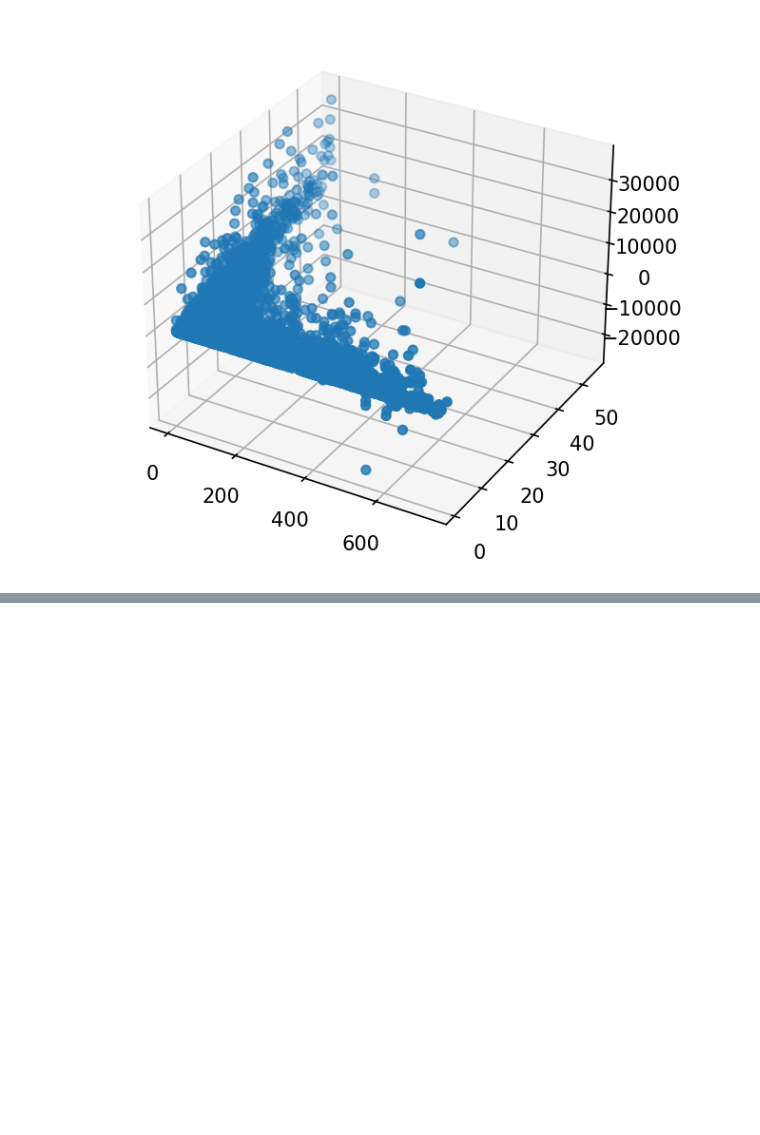
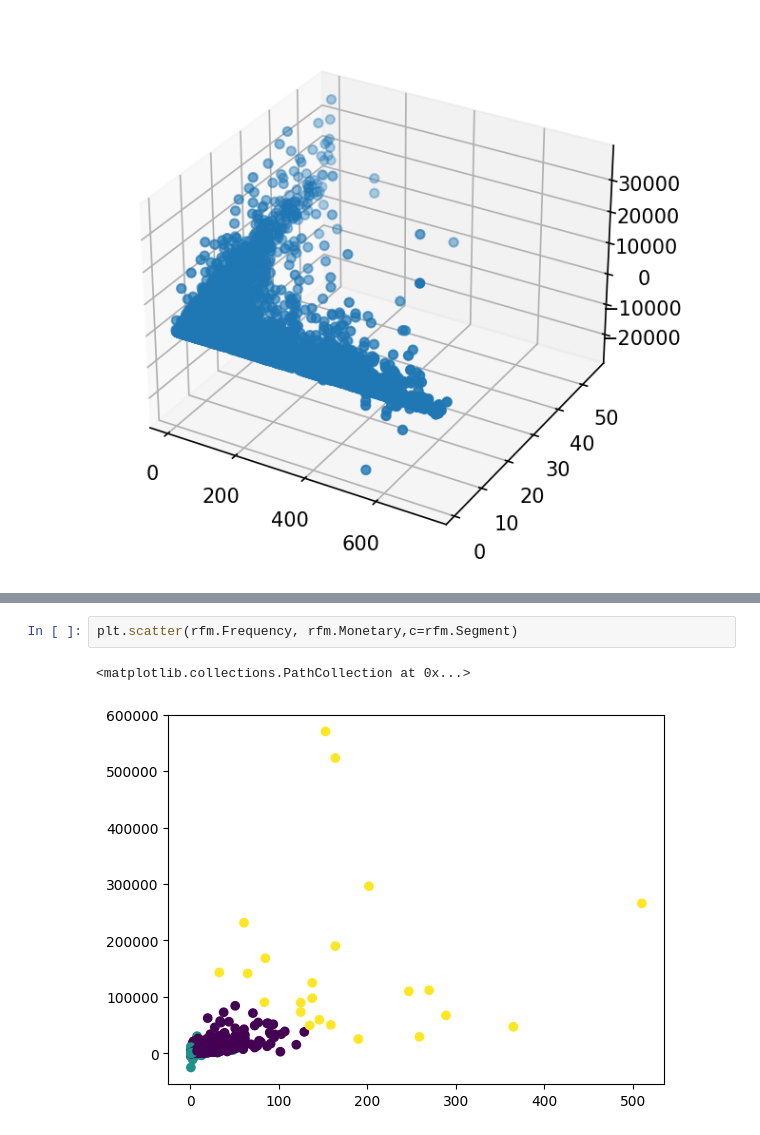
Before and after one commit to Noura-ou/projet_segmentation_client, a Jupyter notebook: src/test_rola.ipynb, the cells around one changed output, grey strips where cells are left out. Cells and saved outputs as stored; diff of their text form; blank space fills up the shorter version.

```diff
--- a/src/test_rola.ipynb
+++ b/src/test_rola.ipynb
@@ -562,0 +630,5 @@ Text(0.5, 1.0, 'KMeans Performance By Cluster Number')
+# %%
+plt.scatter(rfm.Frequency, rfm.Monetary,c=rfm.Segment)
+# %% [output]
+<matplotlib.collections.PathCollection at 0x...>
+[figure, added]
```
Also changed, not shown: parts of 7 cells of this notebook.
